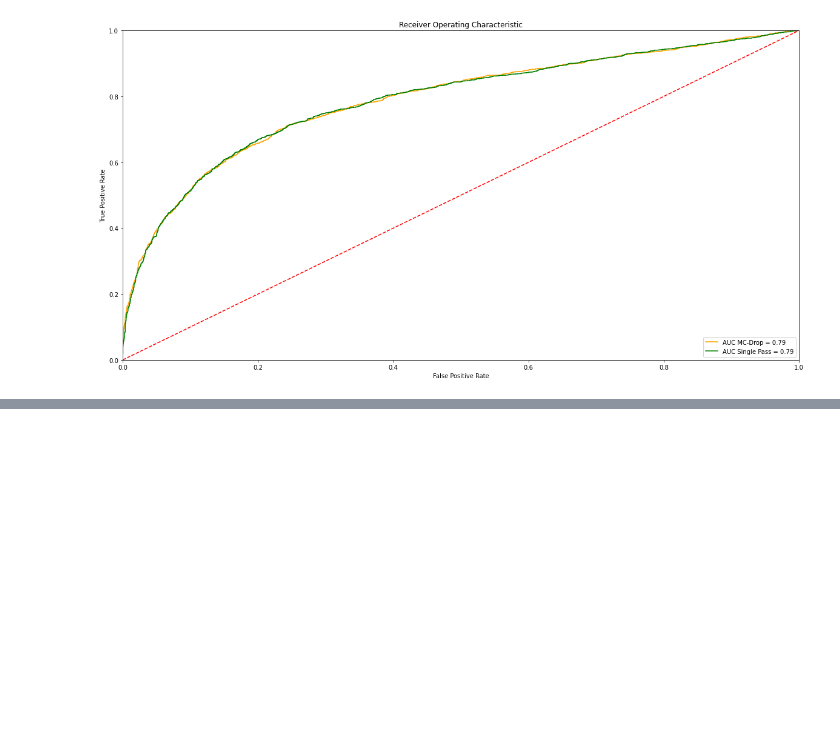
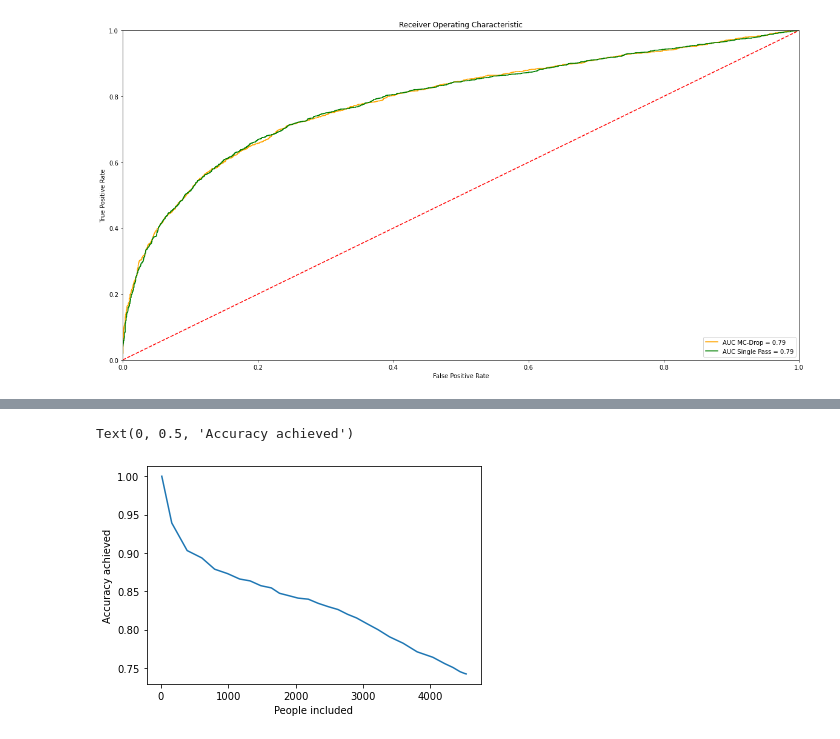
Before and after one commit to tighu20/adni_phenotypes, a Jupyter notebook: results/NACC_Results.ipynb, the cells around one changed output, grey strips where cells are left out. Saved outputs shown, nothing was run; the diff lists cells and outputs as text; code cells hidden in the pictures; blank space fills up the shorter version.

```diff
--- a/results/NACC_Results.ipynb
+++ b/results/NACC_Results.ipynb
@@ -150,0 +199,7 @@ plt.close()
+# %%
+plt.plot(people, accs)
+plt.xlabel('People included')
+plt.ylabel('Accuracy achieved')
+# %% [output]
+Text(0, 0.5, 'Accuracy achieved')
+[figure, added]
```
Also changed, not shown: parts of 12 cells of this notebook.
